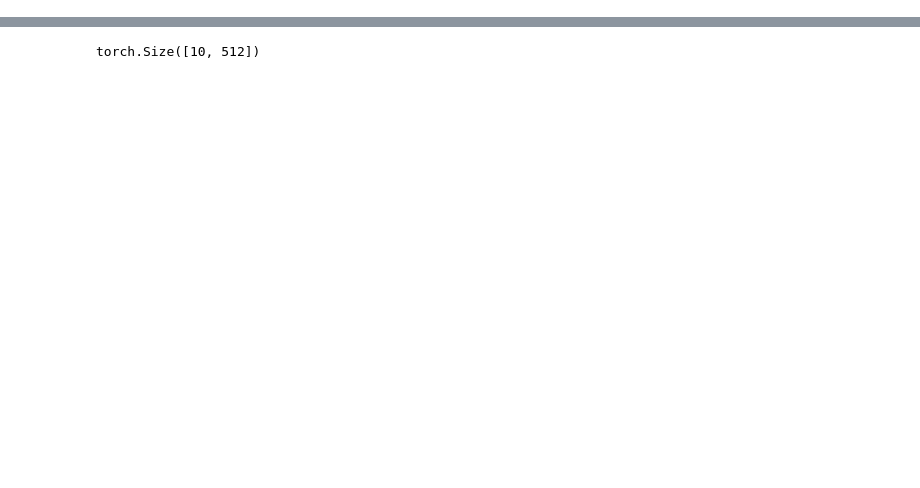
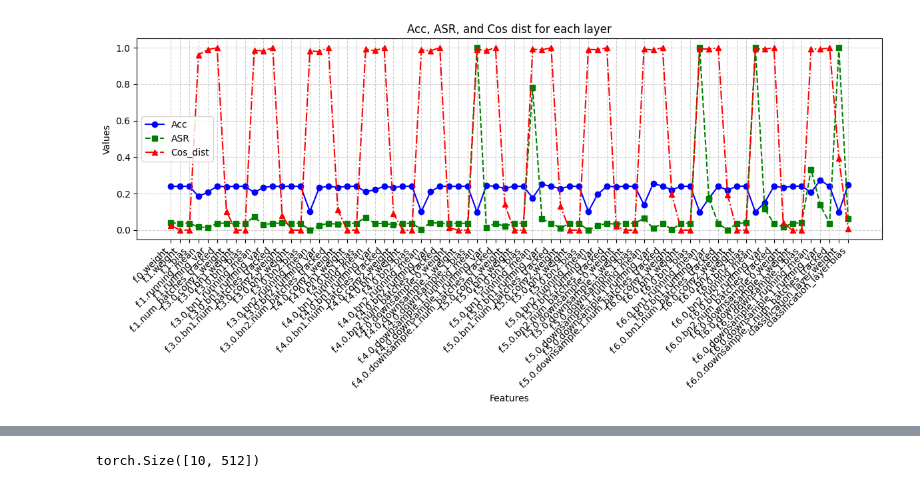
Before and after one commit to yangland/FedREDefense, a Jupyter notebook: codes/critical_layers.ipynb, the cells around one changed output, grey strips where cells are left out. Saved outputs shown, nothing was run; the diff lists cells and outputs as text; code cells hidden in the pictures; blank space fills up the shorter version.

```diff
--- a/codes/critical_layers.ipynb
+++ b/codes/critical_layers.ipynb
@@ -308,0 +337,16 @@ results
+# %%
+model1.eval()
+model2.eval()
+results3 = {}
+
+for name, params in model2.state_dict().items():
+    model3_sd = copy.deepcopy(model1_sd)
+    model3_sd[name] = model2_sd[name].clone()
+    model3.load_state_dict(model3_sd)
+
+    acc1, asr1 = model_eval(model3, test_loader, attack)
+
+    # delta, org_cos
+    delta, cos_dist = get_delta_cos(model1, model3, model0_sd)
+    print(name, acc1, asr1, cos_dist)
+    results3[name] = (acc1, asr1, cos_dist)
@@ -309,2 +371,6 @@ results
+# %%
+plot_critical_layers(results3)
+# %% [output]
+[figure, added]
 # %%
 selected_layer = "classification_layer.weight"
```
Also changed, not shown: parts of 19 cells of this notebook, 8 other files.
